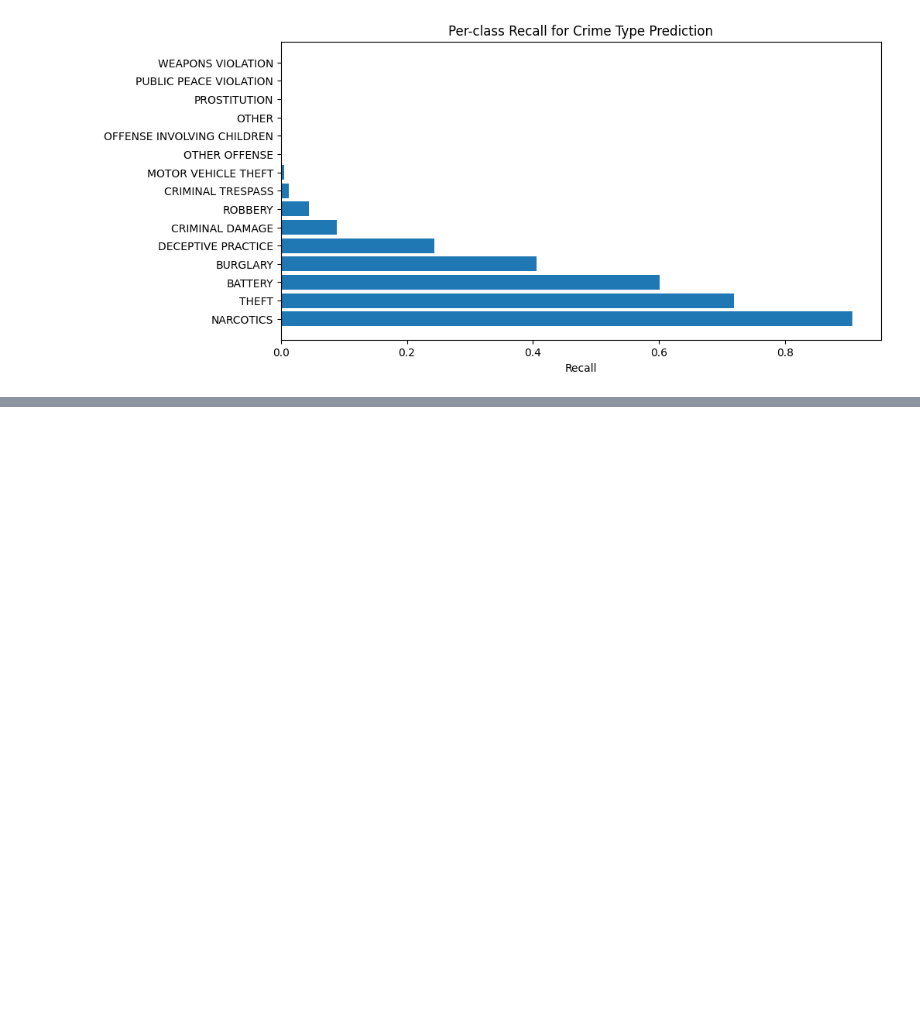
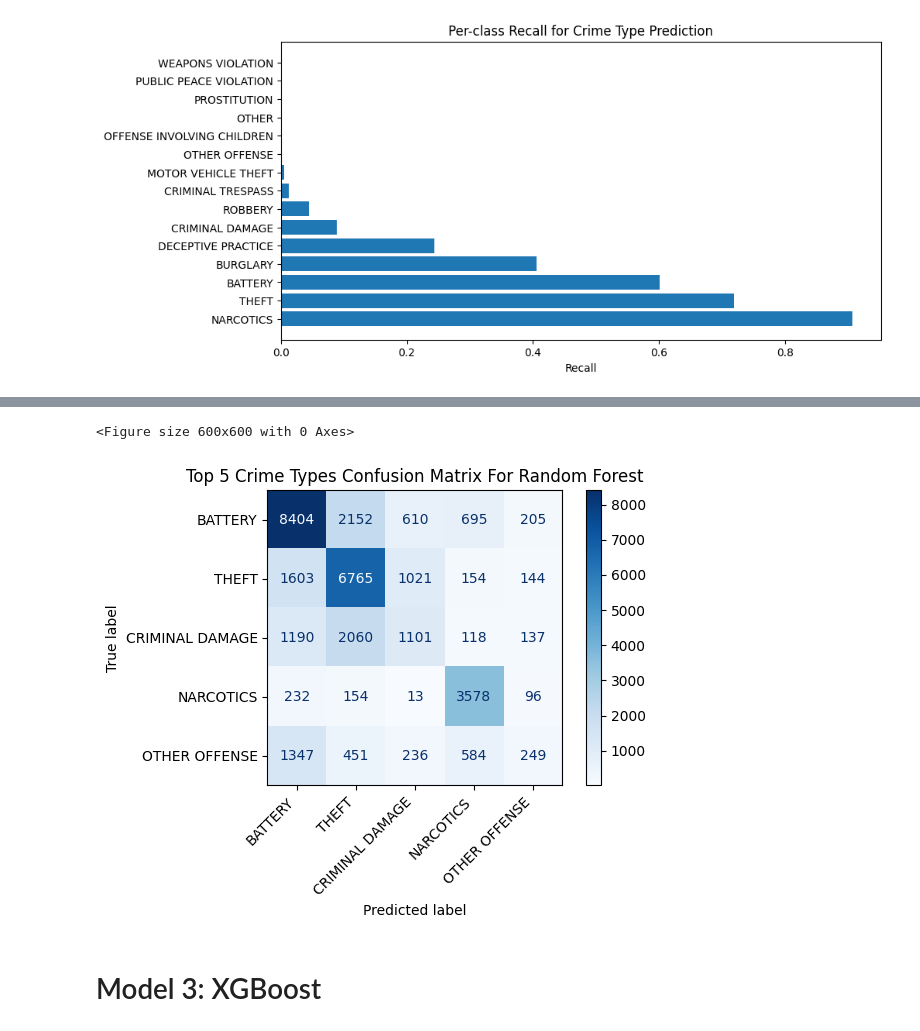
Before and after one commit to Andria-colab/DataGuard, a Jupyter notebook: notebooks/04_machine_learning.ipynb, the cells around one changed output, grey strips where cells are left out. Cells and saved outputs as stored; diff of their text form; code cells hidden in the pictures; blank space fills up the shorter version.

```diff
--- a/notebooks/04_machine_learning.ipynb
+++ b/notebooks/04_machine_learning.ipynb
@@ -479,0 +616,28 @@ plt.show()
+# %%
+#here we do confusion matrix for top 5 crime types only for random forest model
+# meaning we visualize how well our random forest model did for the most common crime types
+top5 = y_test.value_counts().nlargest(5).index
+mask = y_test.isin(top5)
+
+y_pred_rf_series = pd.Series(y_pred_rf, index=y_test.index)
+
+y_test_top5 = y_test[mask]
+y_pred_top5 = y_pred_rf_series[mask]
+
+plt.figure(figsize=(6, 6))
+ConfusionMatrixDisplay.from_predictions(
+    y_test_top5,
+    y_pred_top5,
+    labels=list(top5),
+    cmap="Blues",
+    values_format=""
+)
+plt.xticks(rotation=45, ha="right")
+plt.title("Top 5 Crime Types Confusion Matrix For Random Forest")
+plt.tight_layout()
+plt.show()
+# %% [output]
+<Figure size 600x600 with 0 Axes>
+[figure, added]
+# %% [markdown]
+# Model 3: XGBoost
```
Also changed, not shown: parts of 33 cells of this notebook, 1 other file.
